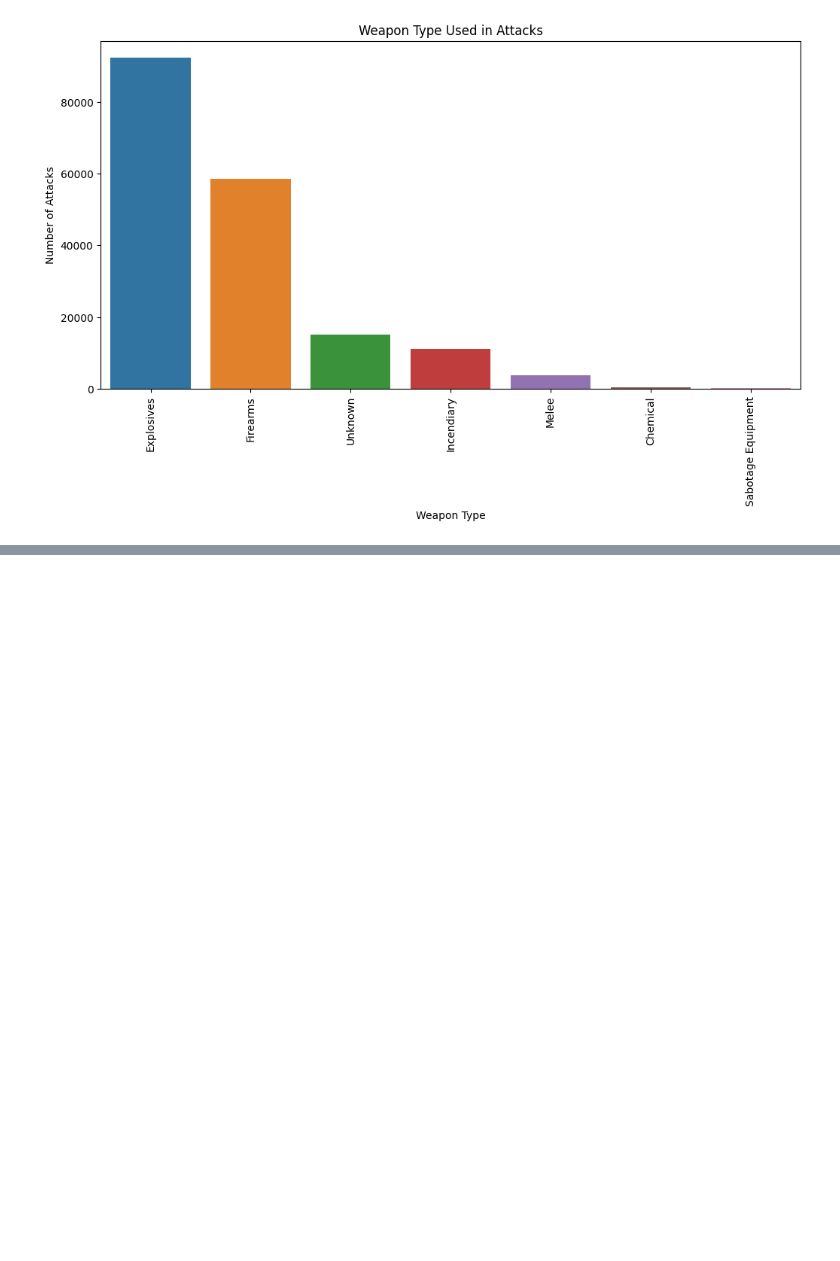
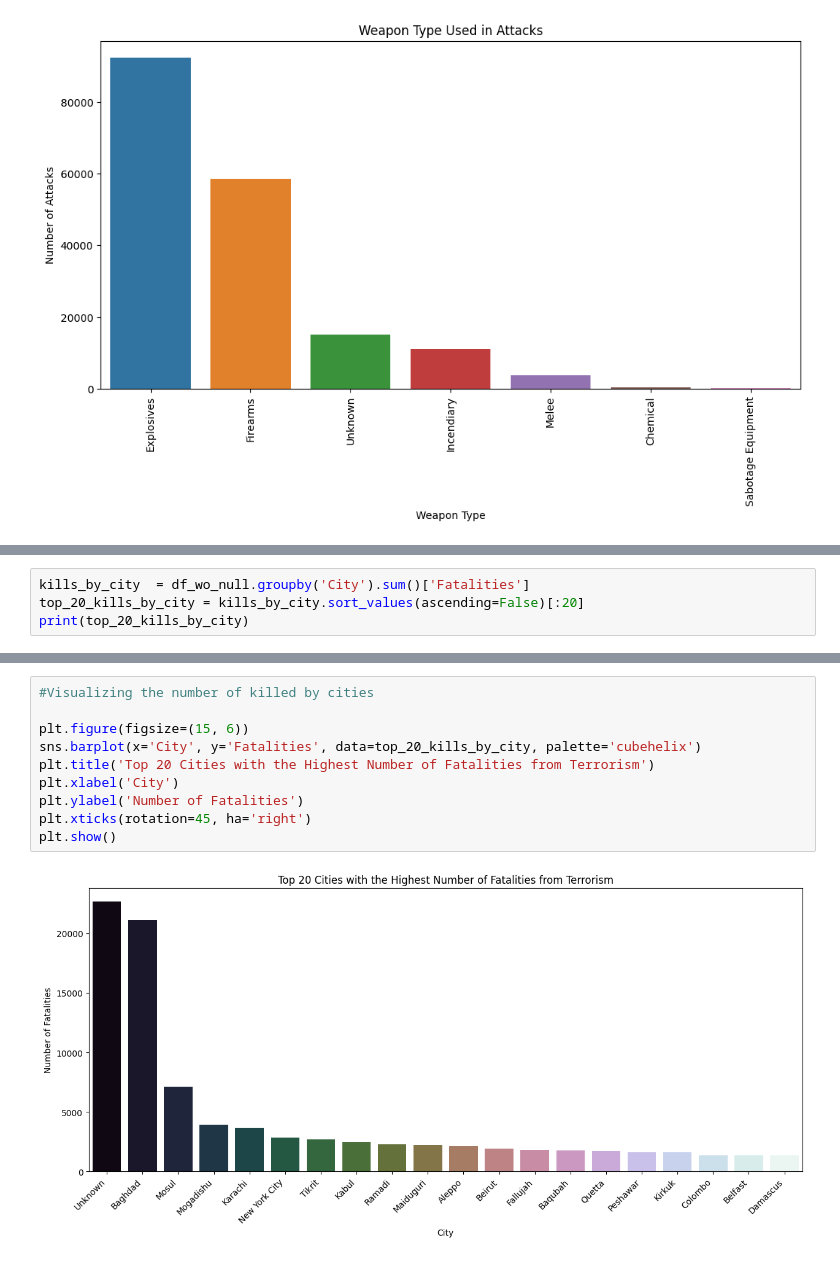
Before and after one commit to hitcaff/GLOBAL-TERRORISM-ANALYSIS, a Jupyter notebook: Hitesh_Srivastava__Global_Terrorism_Analysis_Capstone_Project.ipynb, the cells around one changed output, grey strips where cells are left out. Cells and saved outputs as stored; diff of their text form; blank space fills up the shorter version.

```diff
--- a/Hitesh_Srivastava__Global_Terrorism_Analysis_Capstone_Project.ipynb
+++ b/Hitesh_Srivastava__Global_Terrorism_Analysis_Capstone_Project.ipynb
@@ -520,0 +582,4 @@ plt.show()
+# %%
+kills_by_city  = df_wo_null.groupby('City').sum()['Fatalities']
+top_20_kills_by_city = kills_by_city.sort_values(ascending=False)[:20]
+print(top_20_kills_by_city)
@@ -520,0 +604,12 @@ plt.show()
+# %%
+#Visualizing the number of killed by cities
+
+plt.figure(figsize=(15, 6))
+sns.barplot(x='City', y='Fatalities', data=top_20_kills_by_city, palette='cubehelix')
+plt.title('Top 20 Cities with the Highest Number of Fatalities from Terrorism')
+plt.xlabel('City')
+plt.ylabel('Number of Fatalities')
+plt.xticks(rotation=45, ha='right')
+plt.show()
+# %% [output]
+[figure, added]
```
Also changed, not shown: parts of 20 cells of this notebook.
